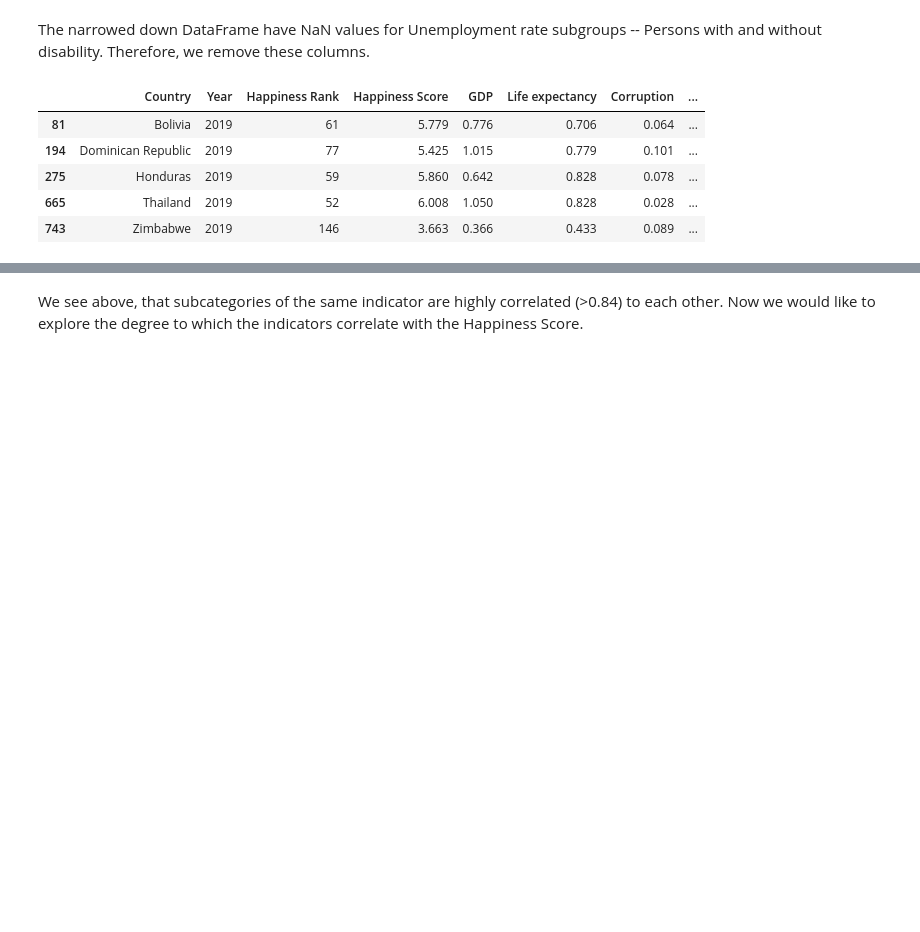
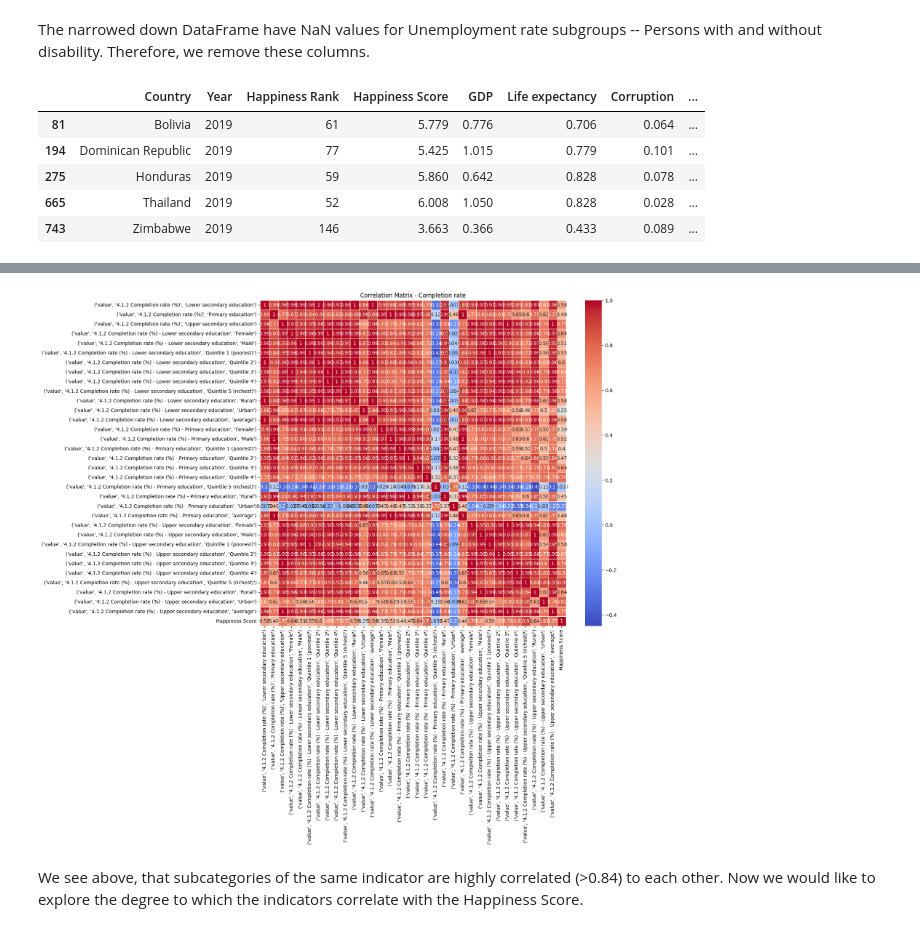
Before and after one commit to lboekestein/DWproject, a Jupyter notebook: src/vizualizations.ipynb, the cells around one changed output, grey strips where cells are left out. Cells and saved outputs as stored; diff of their text form; code cells hidden in the pictures; blank space fills up the shorter version.

```diff
--- a/src/vizualizations.ipynb
+++ b/src/vizualizations.ipynb
@@ -154,3 +129,28 @@ plt.show()
+# %%
+def make_corr_matrix(indicator, group_title, save_image: bool=False):
+    """
+    Create a correlation plot for a specified indicator and display correlation scores.
+    """
+    group_columns = selected_countries_df.filter(like=indicator).columns.to_list()
+    group_columns.append('Happiness Score')
+    group_df = selected_countries_df[group_columns]
+    correlation_matrix = group_df.corr()
+
+    fig, ax = plt.subplots(figsize=(14, 12))
+    sns.heatmap(correlation_matrix, annot=True, cmap='coolwarm', linewidths=.5, ax=ax)
+    ax.set_title(f'Correlation Matrix - {group_title}')
+
+    if save_image:
+        plt.savefig(f"../fig/correlation_plot_{group_title}.png")
+
+    plt.show()
+
+# group_indicators = ['1.1.1', '3.4.2', '4.1.2', '8.5.2']
+# group_titles = ['Poverty line', 'Suicide mortality rate', 'Completion rate ', 'Unemployment rate']
+# %%
+make_corr_matrix('4.1.2', 'Completion rate', save_image=False)
+# %% [output]
+[figure, added]
 # %% [markdown]
 We see above, that subcategories of the same indicator are highly correlated (>0.84) to each other. Now we would like to explore the degree to which the indicators correlate with the Happiness Score.
 # %%
```
Also changed, not shown: parts of 16 cells of this notebook, 7 other files.
